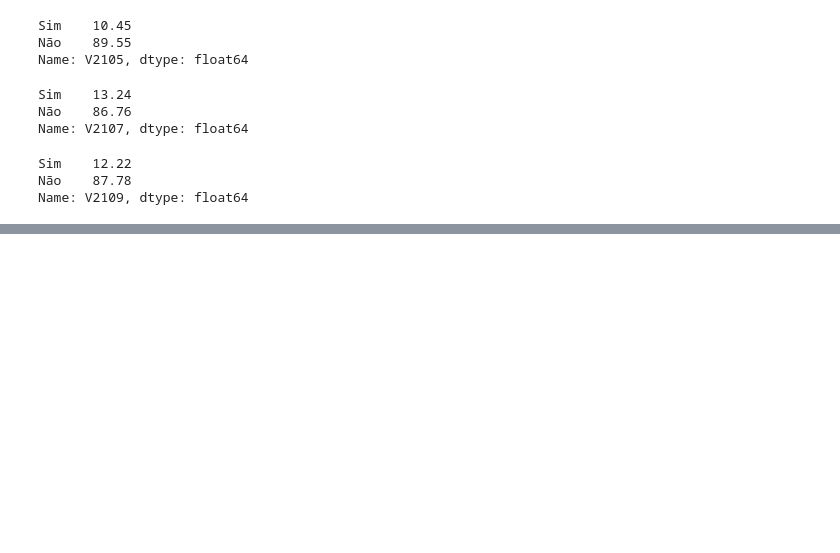
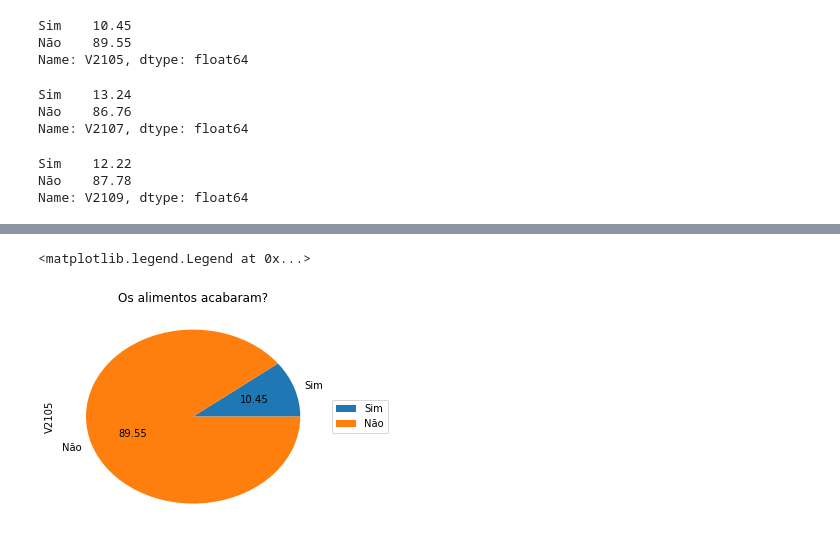
Before and after one commit to DennisZF/Ci-ncia-dos-Dados---2017-2, a Jupyter notebook: Projeto1_CD_2009.ipynb, the cells around one changed output, grey strips where cells are left out. Drawn from its saved outputs; the diff is of its cells as text; code cells hidden in the pictures; blank space fills up the shorter version.

```diff
--- a/Projeto1_CD_2009.ipynb
+++ b/Projeto1_CD_2009.ipynb
@@ -165,0 +176,9 @@ plt.ylabel('Freq.Relativa (em %)')
+# %%
+plot = contal.plot(kind='pie',title='Os alimentos acabaram?',autopct='%.2f')
+ax = plt.subplot(111)
+box = ax.get_position()
+ax.set_position([box.x0, box.y0, box.width * 0.8, box.height])
+ax.legend(loc='center left', bbox_to_anchor=(1, 0.5))
+# %% [output]
+<matplotlib.legend.Legend at 0x...>
+[figure, added]
```
Also changed, not shown: parts of 9 cells of this notebook, 1 other file.
